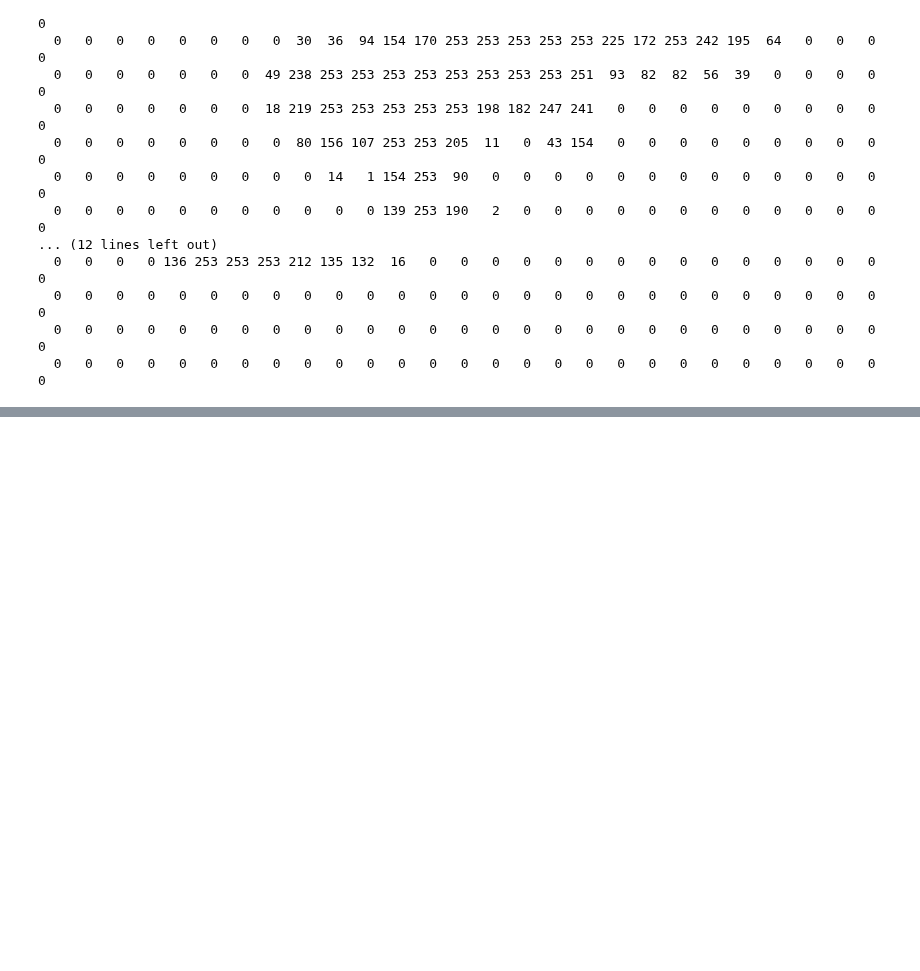
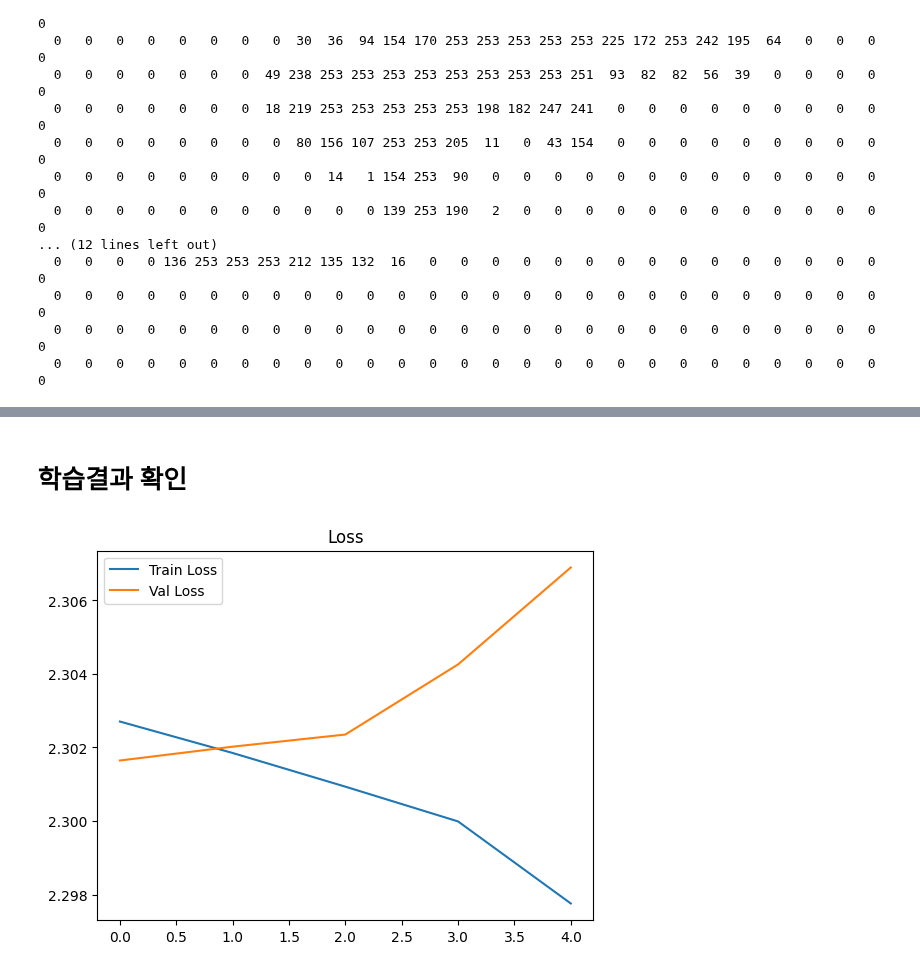
Before and after one commit to nockchun/rsnet, a Jupyter notebook: lecture_source/colab/201_dnn.ipynb, the cells around one changed output, grey strips where cells are left out. Drawn from its saved outputs; the diff is of its cells as text; code cells hidden in the pictures; blank space fills up the shorter version.

```diff
--- a/lecture_source/colab/201_dnn.ipynb
+++ b/lecture_source/colab/201_dnn.ipynb
@@ -64,0 +72,5 @@ def preprocess_mnist(dataset):
+# %%
+device = torch.device("cuda" if torch.cuda.is_available() else "cpu")
+model = DNN().to(device)
+criterion = nn.CrossEntropyLoss()
+optimizer = optim.Adam(model.parameters(), lr=0.001)
@@ -64,0 +79,32 @@ def preprocess_mnist(dataset):
+# %%
+train_losses, val_losses, val_accuracies = [], [], []
+# %%
+for epoch in range(5):
+    model.train()
+    running_loss = 0
+    for images, labels in trainloader:
+        images, labels = images.to(device), labels.to(device)
+        optimizer.zero_grad()
+        outputs = model(images)
+        loss = criterion(outputs, labels)
+        loss.backward()
+        optimizer.step()
+        running_loss += loss.item()
+    train_losses.append(running_loss / len(trainloader))
+
+    # ----- Validation -----
+    model.eval()
+    val_loss, correct, total = 0, 0, 0
+    with torch.no_grad():
+        for images, labels in valloader:
+            images, labels = images.to(device), labels.to(device)
+            outputs = model(images)
+            loss = criterion(outputs, labels)
+            val_loss += loss.item()
+            _, predicted = torch.max(outputs, 1)
+            total += labels.size(0)
+            correct += (predicted == labels).sum().item()
+    val_losses.append(val_loss / len(valloader))
+    val_accuracies.append(100 * correct / total)
+
+    print(f"Epoch [{epoch+1}/5], Train Loss: {train_losses[-1]:.4f}, Val Loss: {val_losses[-1]:.4f}, Val Acc: {val_accuracies[-1]:.2f}%")
@@ -64,0 +117,11 @@ def preprocess_mnist(dataset):
+# %% [markdown]
+# 학습결과 확인
+# %%
+plt.figure()
+plt.plot(train_losses, label="Train Loss")
+plt.plot(val_losses, label="Val Loss")
+plt.legend()
+plt.title("Loss")
+plt.show()
+# %% [output]
+[figure, added]
```
Also changed, not shown: parts of 12 cells of this notebook.
